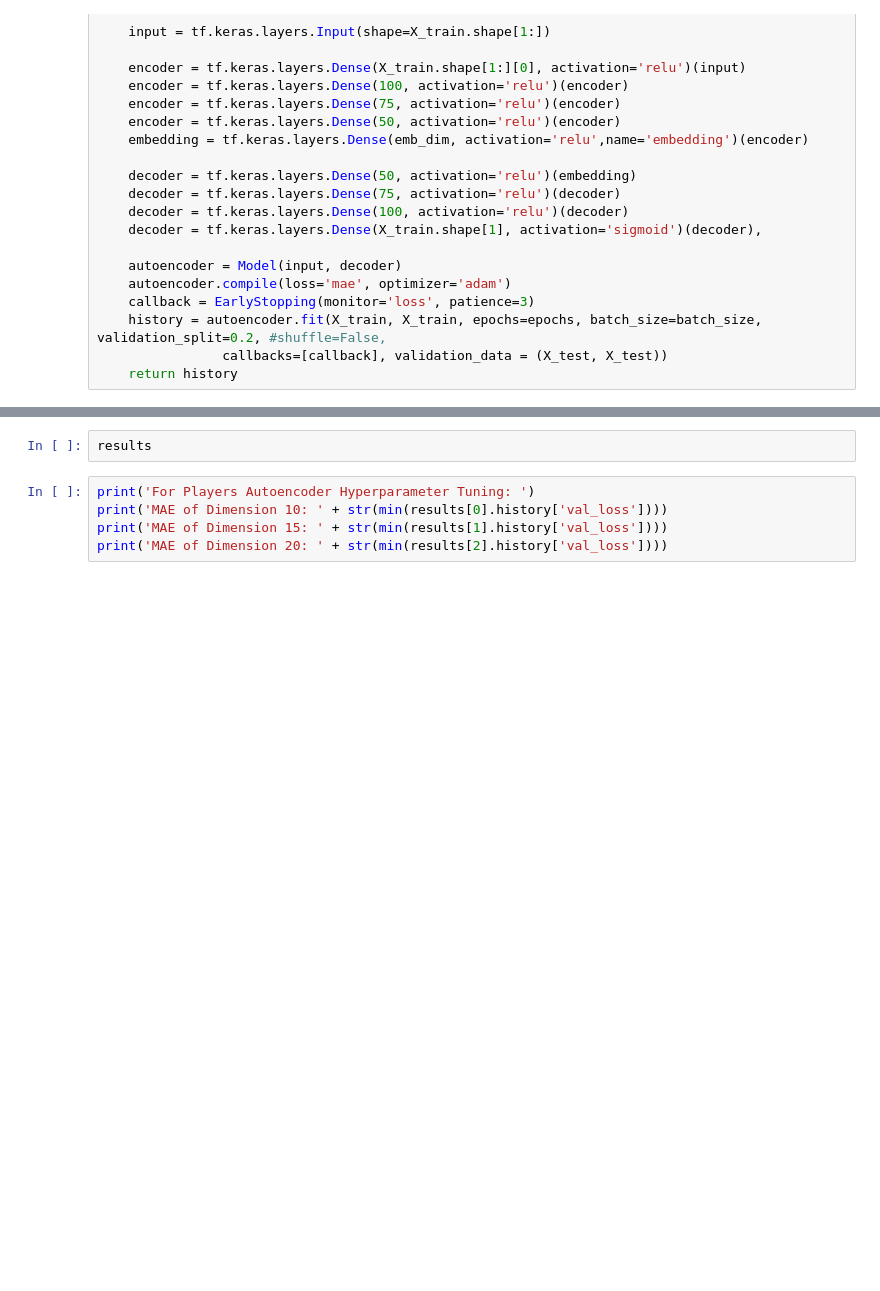
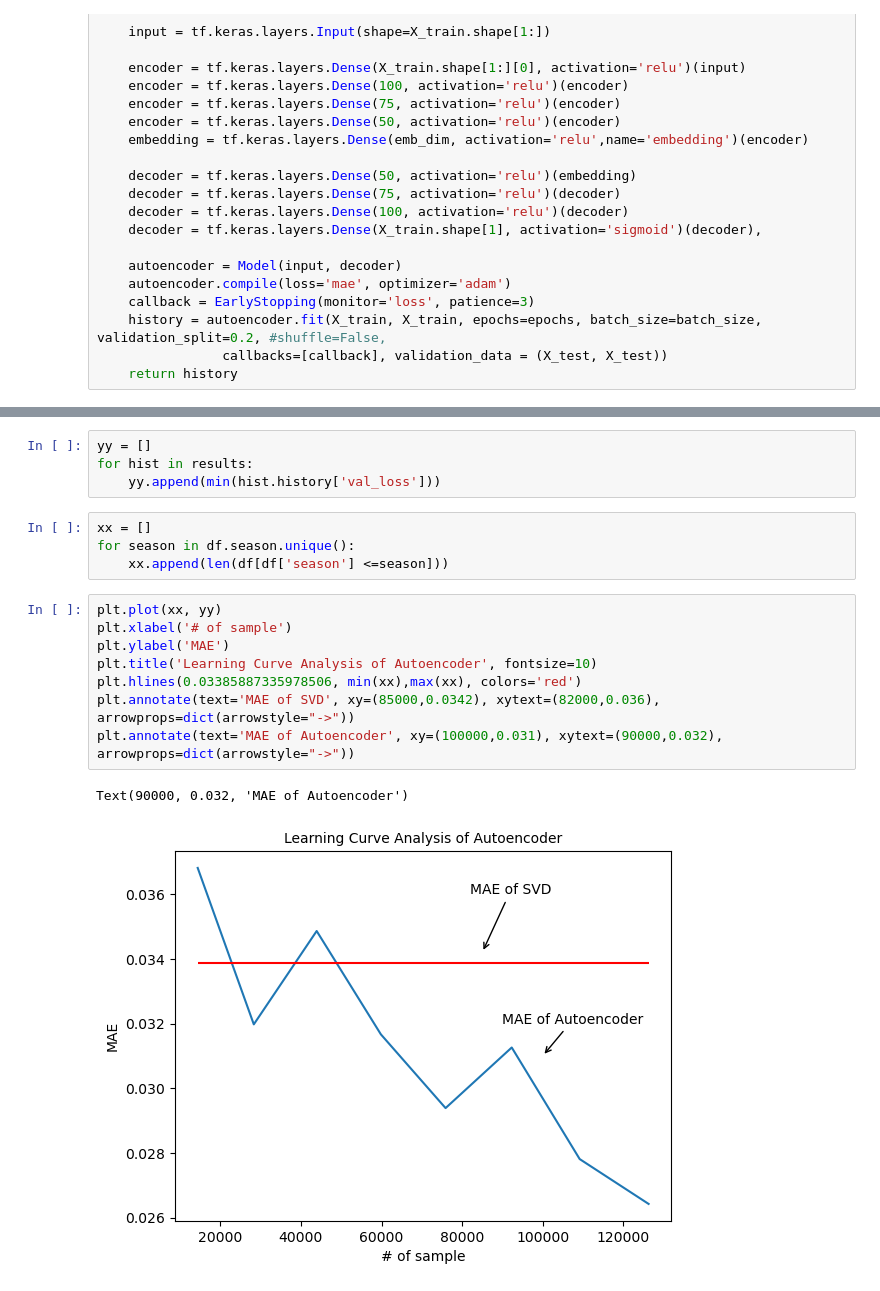
Before and after one commit to yantkumich/696-team12-draft, a Jupyter notebook: learning_curve_analysis.ipynb, the cells around one changed output, grey strips where cells are left out. Drawn from its saved outputs; the diff is of its cells as text; blank space fills up the shorter version.

Commit message:
learning curve analysis update

```diff
--- a/learning_curve_analysis.ipynb
+++ b/learning_curve_analysis.ipynb
@@ -163,7 +163,19 @@ Epoch 1/50
 # %%
-results
+yy = []
+for hist in results:
+    yy.append(min(hist.history['val_loss']))
-# %%
-print('For Players Autoencoder Hyperparameter Tuning: ')
-print('MAE of Dimension 10: ' + str(min(results[0].history['val_loss'])))
-print('MAE of Dimension 15: ' + str(min(results[1].history['val_loss'])))
-print('MAE of Dimension 20: ' + str(min(results[2].history['val_loss'])))
+# %%
+xx = []
+for season in df.season.unique():
+    xx.append(len(df[df['season'] <=season]))
+# %%
+plt.plot(xx, yy)
+plt.xlabel('# of sample')
+plt.ylabel('MAE')
+plt.title('Learning Curve Analysis of Autoencoder', fontsize=10)
+plt.hlines(0.03385887335978506, min(xx),max(xx), colors='red')
+plt.annotate(text='MAE of SVD', xy=(85000,0.0342), xytext=(82000,0.036), arrowprops=dict(arrowstyle="->"))
+plt.annotate(text='MAE of Autoencoder', xy=(100000,0.031), xytext=(90000,0.032), arrowprops=dict(arrowstyle="->"))
+# %% [output]
+Text(90000, 0.032, 'MAE of Autoencoder')
+[figure, added]
```
Also changed, not shown: parts of 2 cells of this notebook.
